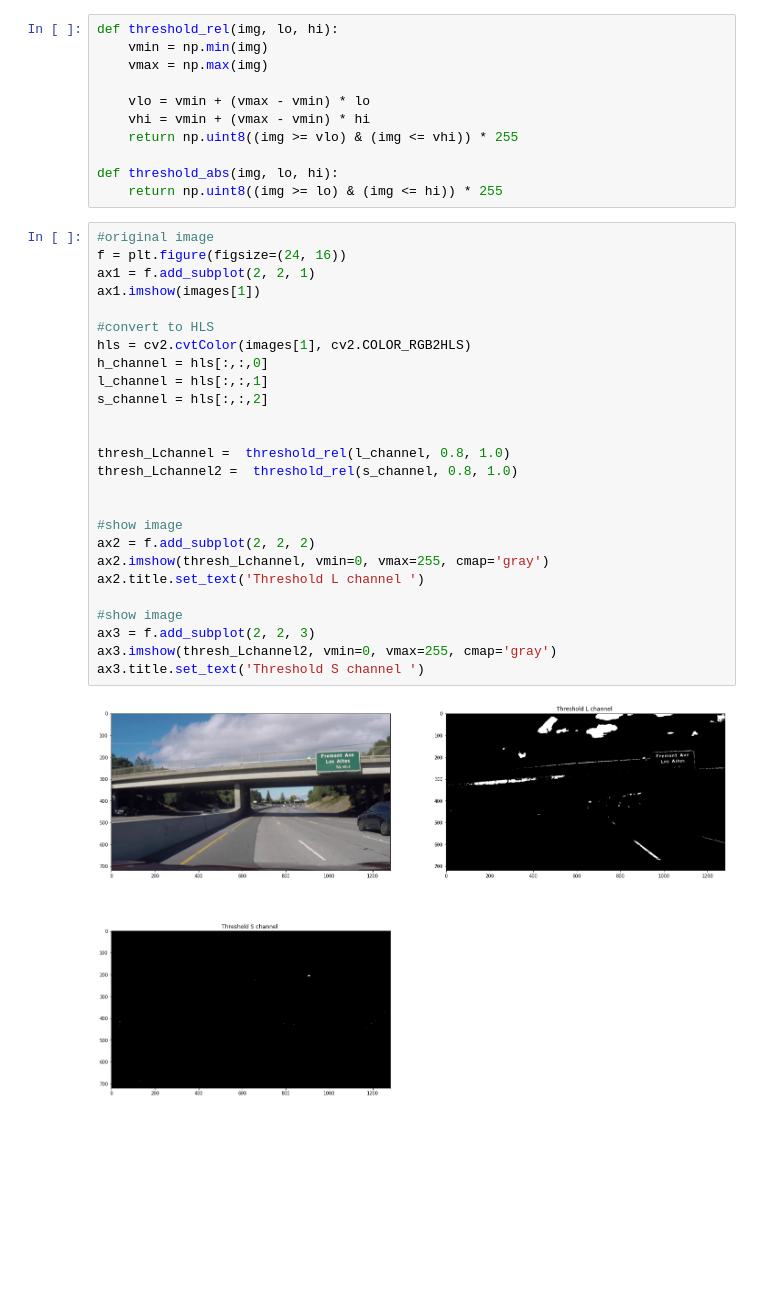
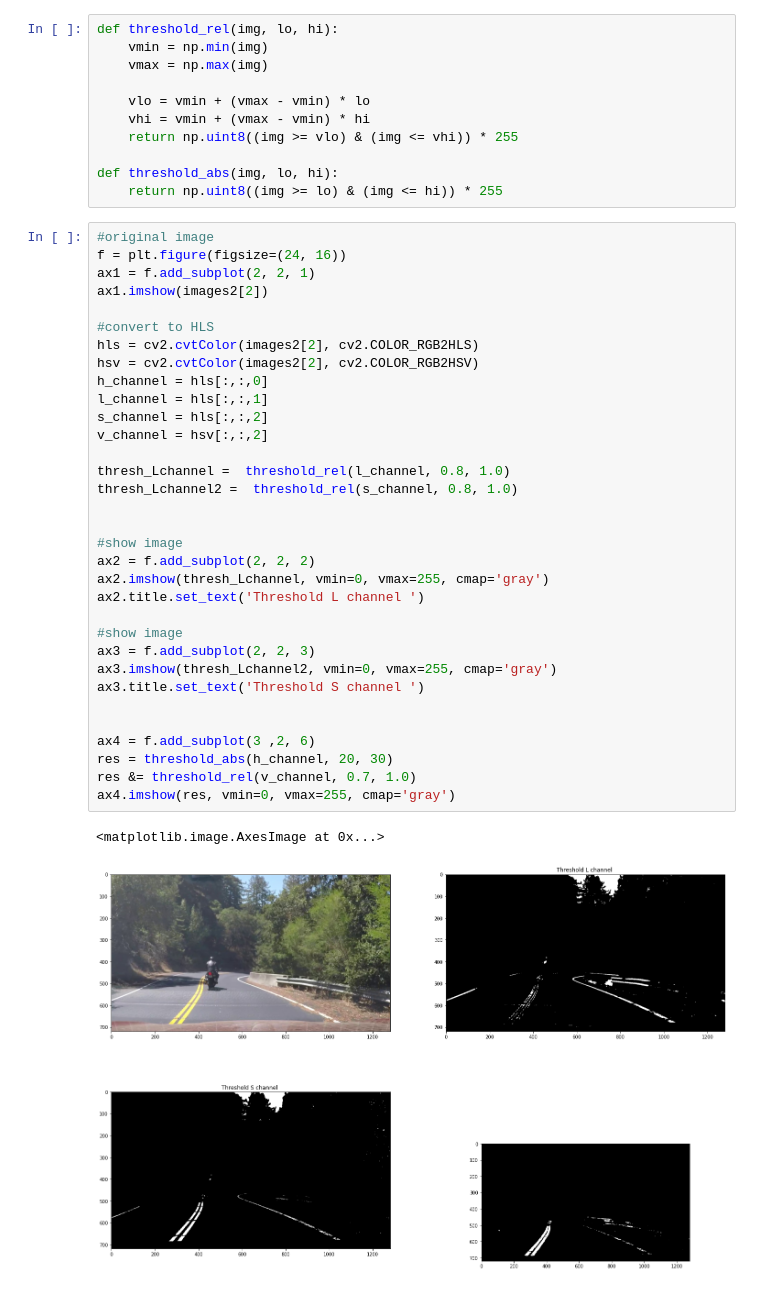
Before and after one commit to MohamedAbdelAzeem/Lane-Detection, a Jupyter notebook: Lane_Detection.ipynb, the cells around one changed output. Saved outputs shown, nothing was run; the diff lists cells and outputs as text; blank space fills up the shorter version.

```diff
--- a/Lane_Detection.ipynb
+++ b/Lane_Detection.ipynb
@@ -105,28 +110,36 @@ def threshold_abs(img, lo, hi):
 # %%
 #original image
 f = plt.figure(figsize=(24, 16))
 ax1 = f.add_subplot(2, 2, 1)
-ax1.imshow(images[1])
+ax1.imshow(images2[2])
 
 #convert to HLS
-hls = cv2.cvtColor(images[1], cv2.COLOR_RGB2HLS)
+hls = cv2.cvtColor(images2[2], cv2.COLOR_RGB2HLS)
+hsv = cv2.cvtColor(images2[2], cv2.COLOR_RGB2HSV)
 h_channel = hls[:,:,0]
 l_channel = hls[:,:,1]
 s_channel = hls[:,:,2]
-
+v_channel = hsv[:,:,2]
 
 thresh_Lchannel =  threshold_rel(l_channel, 0.8, 1.0)
 thresh_Lchannel2 =  threshold_rel(s_channel, 0.8, 1.0)
 
 
 #show image
 ax2 = f.add_subplot(2, 2, 2)
 ax2.imshow(thresh_Lchannel, vmin=0, vmax=255, cmap='gray')
 ax2.title.set_text('Threshold L channel ')
 
 #show image
 ax3 = f.add_subplot(2, 2, 3)
 ax3.imshow(thresh_Lchannel2, vmin=0, vmax=255, cmap='gray')
 ax3.title.set_text('Threshold S channel ')
+
+
+ax4 = f.add_subplot(3 ,2, 6)
+res = threshold_abs(h_channel, 20, 30)
+res &= threshold_rel(v_channel, 0.7, 1.0)
+ax4.imshow(res, vmin=0, vmax=255, cmap='gray')
 # %% [output]
+<matplotlib.image.AxesImage at 0x...>
-[figure, old version]
+[figure, new version]
```
Also changed, not shown: parts of 2 cells of this notebook.
